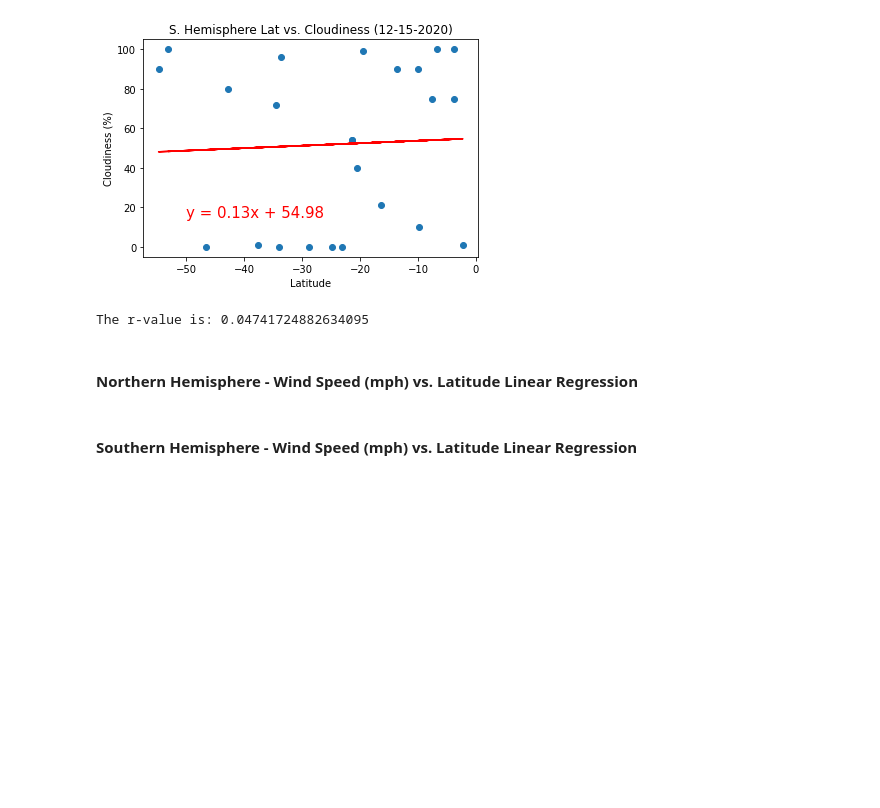
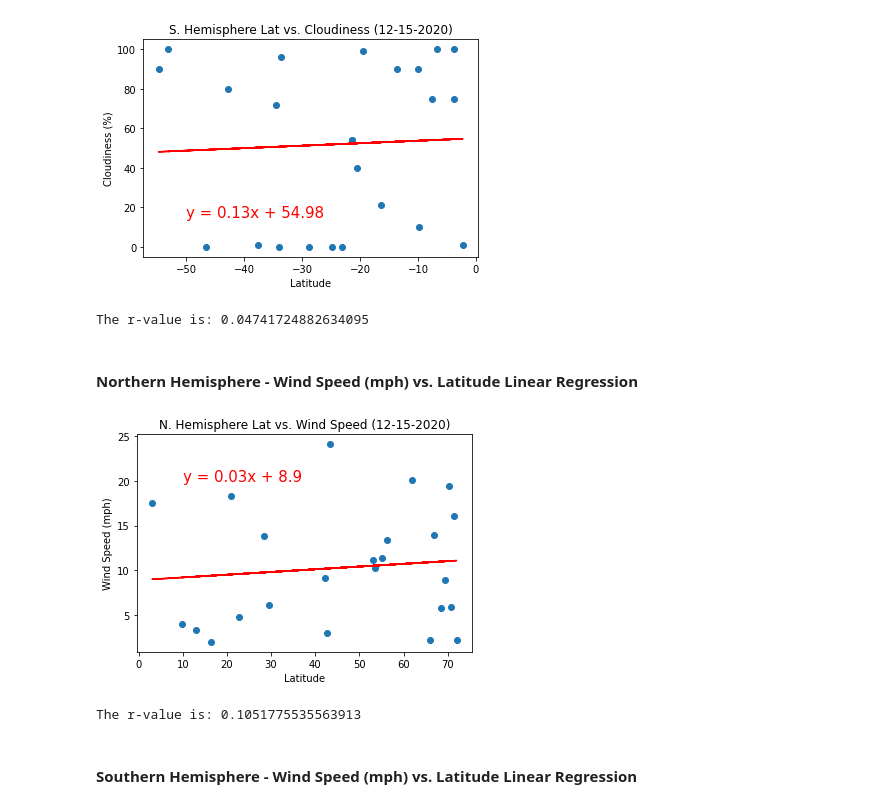
Before and after one commit to GND95/Python-API-Challenge, a Jupyter notebook: WeatherPy/WeatherPy.ipynb, the cells around one changed output. Saved outputs shown, nothing was run; the diff lists cells and outputs as text; code cells hidden in the pictures; blank space fills up the shorter version.

Commit message:
performing linear regression on city data for Northern Hemisphere Latitude vs. Wind Speed (mph)

```diff
--- a/WeatherPy/WeatherPy.ipynb
+++ b/WeatherPy/WeatherPy.ipynb
@@ -369,5 +369,23 @@ print(f"The r-value is: {rvalue}")
 The r-value is: 0.04741724882634095
 # %% [markdown]
 ####  Northern Hemisphere - Wind Speed (mph) vs. Latitude Linear Regression
+# %%
+(slope, intercept, rvalue, pvalue, stderr) = linregress(northern_hemisphere_df["Lat"], northern_hemisphere_df["Wind Speed"]) #extracting values for the linear regression model
+regress_values = northern_hemisphere_df["Lat"] * slope + intercept
+line_eq = "y = " + str(round(slope,2)) + "x + " + str(round(intercept,2)) #storing the line equation to allow for manual calculations using formula
+
+plt.scatter(northern_hemisphere_df["Lat"], northern_hemisphere_df["Wind Speed"]) #creating the initial scatter plot
+plt.plot(northern_hemisphere_df["Lat"],regress_values,"r-") #plot the regression line on the chart
+plt.annotate(line_eq,(10,20),fontsize=15,color="red") #add the formula the regression line is using to the chart at location (10,20) on the chart
+
+plt.title(f"N. Hemisphere Lat vs. Wind Speed ({converted_Date[0]})")
+plt.xlabel("Latitude")
+plt.ylabel("Wind Speed (mph)")
+plt.show()
+
+print(f"The r-value is: {rvalue}")
+# %% [output]
+[figure, added]
+The r-value is: 0.1051775535563913
 # %% [markdown]
 ####  Southern Hemisphere - Wind Speed (mph) vs. Latitude Linear Regression
```
